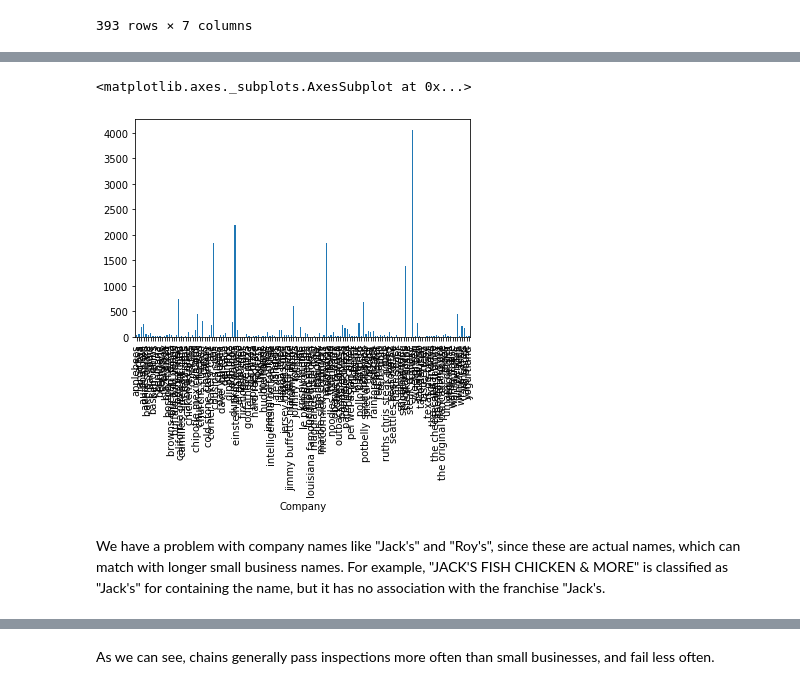
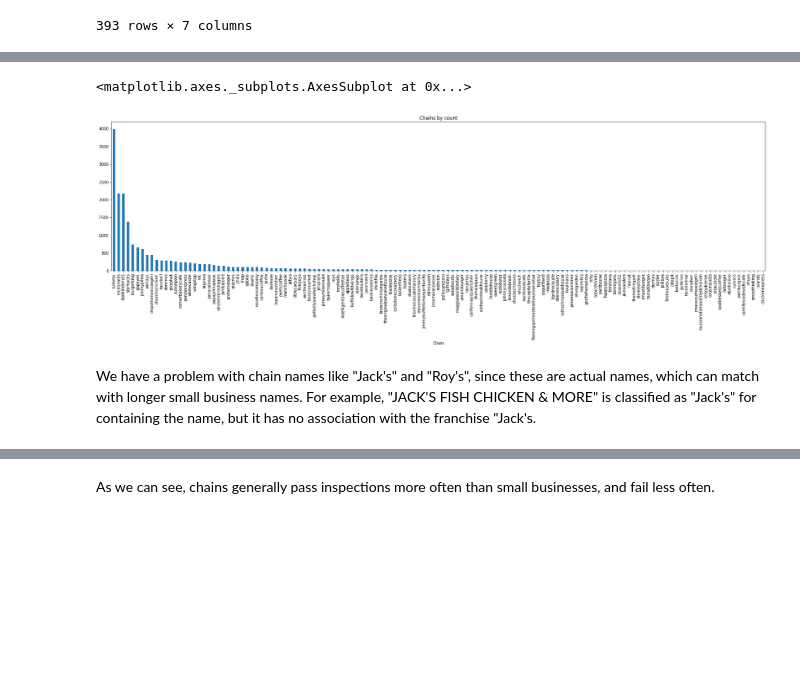
Before and after one commit to pcanas/ada-project-oejp, a Jupyter notebook: proj-notebook-osk.ipynb, the cells around one changed output, grey strips where cells are left out. Saved outputs shown, nothing was run; the diff lists cells and outputs as text; code cells hidden in the pictures; blank space fills up the shorter version.

```diff
--- a/proj-notebook-osk.ipynb
+++ b/proj-notebook-osk.ipynb
@@ -580,7 +662,7 @@ We want to keep data loss to a minimum, therefor we decide to classify bakery, b
 # %%
 restaurant_equiv = ['restaurant', 'bakery', 'banquet hall', 'candy', 'coffee', 'donut', 'golden diner', 'ice cream', 'mobile food', 'nan', 'paleteria', 'tavern']
 facility_type_group2 = group_type_from_string(facility_type_group, restaurant_equiv)
-data['Facility Type Group'] = facility_type_group2
+data.loc[:,'Facility Type Group'] = facility_type_group2
 data = data[data['Facility Type Group'] != 'invalid']
 data
 # %% [output]
@@ -605,5 +682,4 @@ See the caveats in the documentation: http://pandas.pydata.org/pandas-docs/stabl
 # %%
-data = data[data['Facility Type'] == 'Restaurant']
-data['Year'] = data['Inspection Date'].apply(lambda x: int(x[0:4]))
+data.loc[:,'Year'] = data['Inspection Date'].apply(lambda x: int(x[0:4])).copy()
 data
 # %% [output]
@@ -650,5 +718,5 @@ restaurant_chains
 393 rows × 7 columns
 # %%
 restaurant_chains_names = restaurant_chains['Name'].apply(format_string)
-data_company = data.copy()
-data_company['Company'] = group_type_from_string(data_company['DBA Name'], restaurant_chains_names)
+data_w_chain = data.copy()
+data_w_chain['Chain'] = group_type_from_string(data_w_chain['DBA Name'], restaurant_chains_names)
@@ -655,4 +725,4 @@ data_company['Company'] = group_type_from_string(data_company['DBA Name'], resta
 # %%
-data_chains = data_company[data_company['Company'] != 'invalid']
+data_chains = data_w_chain[data_w_chain['Chain'] != 'invalid']
 data_chains
 # %% [output]
@@ -672,8 +742,8 @@ data_chains
 # %%
-data_chains.groupby('Company').count()['DBA Name'].plot.bar()
+data_chains.groupby('Chain').count()['DBA Name'].sort_values(ascending=False).plot.bar(title='Chains by count',figsize=(30,7))
 # %% [output]
 <matplotlib.axes._subplots.AxesSubplot at 0x...>
-[figure, old version]
+[figure, new version]
 # %% [markdown]
-We have a problem with company names like "Jack's" and "Roy's", since these are actual names, which can match with longer small business names. For example, "JACK'S FISH CHICKEN & MORE" is classified as "Jack's" for containing the name, but it has no association with the franchise "Jack's.
+We have a problem with chain names like "Jack's" and "Roy's", since these are actual names, which can match with longer small business names. For example, "JACK'S FISH CHICKEN & MORE" is classified as "Jack's" for containing the name, but it has no association with the franchise "Jack's.
 # %%
```
Also changed, not shown: parts of 92 cells of this notebook.
